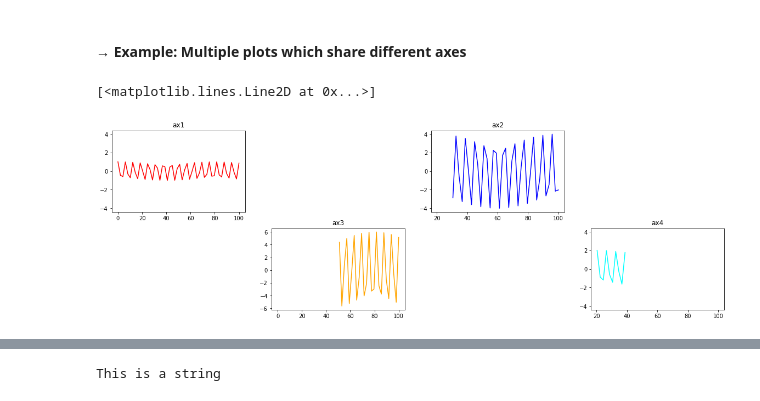
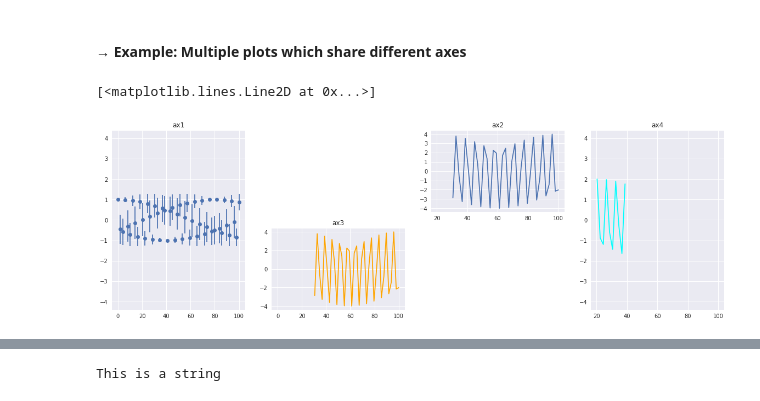
Before and after one commit to iastro-pt/IAPythonCourses, a Jupyter notebook: Class_3/Class3_theo.ipynb, the cells around one changed output, grey strips where cells are left out. Saved outputs shown, nothing was run; the diff lists cells and outputs as text; code cells hidden in the pictures.

```diff
--- a/Class_3/Class3_theo.ipynb
+++ b/Class_3/Class3_theo.ipynb
@@ -202,18 +203,23 @@ fig.tight_layout()
 # %%
 # creating the figure
 fig = mplt.figure(figsize=(20,6))
 
+mplt.style.use('seaborn')
+
 # create the axes
-ax1 = fig.add_subplot(241, title = 'ax1')
+ax1 = fig.add_subplot(141, title = 'ax1')
 ax2 = fig.add_subplot(243, sharey=ax1, title = 'ax2')
 ax3 = fig.add_subplot(246, sharex=ax1, title = 'ax3')
-ax4 = fig.add_subplot(248, sharex=ax2, sharey=ax2, title = 'ax4')
+ax4 = fig.add_subplot(144, sharex=ax2, sharey=ax2, title = 'ax4')
+
 
 # add data
-ax1.plot(x , np.cos(x), color = 'red')
-ax2.plot(x[15:60] , 4 * np.sin(x[15:60]),color = 'blue')
-ax3.plot(x[25:75] , 6*np.cos(x[25:75]), color = 'orange')
+ax1.errorbar(x , np.cos(x),0.8 * np.sin(x), marker = 'o',linestyle = '' )
+#ax1.plot(x , 2 * np.cos(x), marker = 'o',linestyle = '')
+
+ax2.plot(x[15:60] , 4 * np.sin(x[15:60]))
+ax3.plot(x[15:60] , 4 * np.sin(x[15:60]), color = 'orange')
 ax4.plot(x[10:20] , 2*np.sin(x[10:20]),color = 'cyan')
 # %% [output]
 [<matplotlib.lines.Line2D at 0x...>]
-[figure, old version]
+[figure, new version]
```
Also changed, not shown: parts of 25 cells of this notebook, 4 other files.
